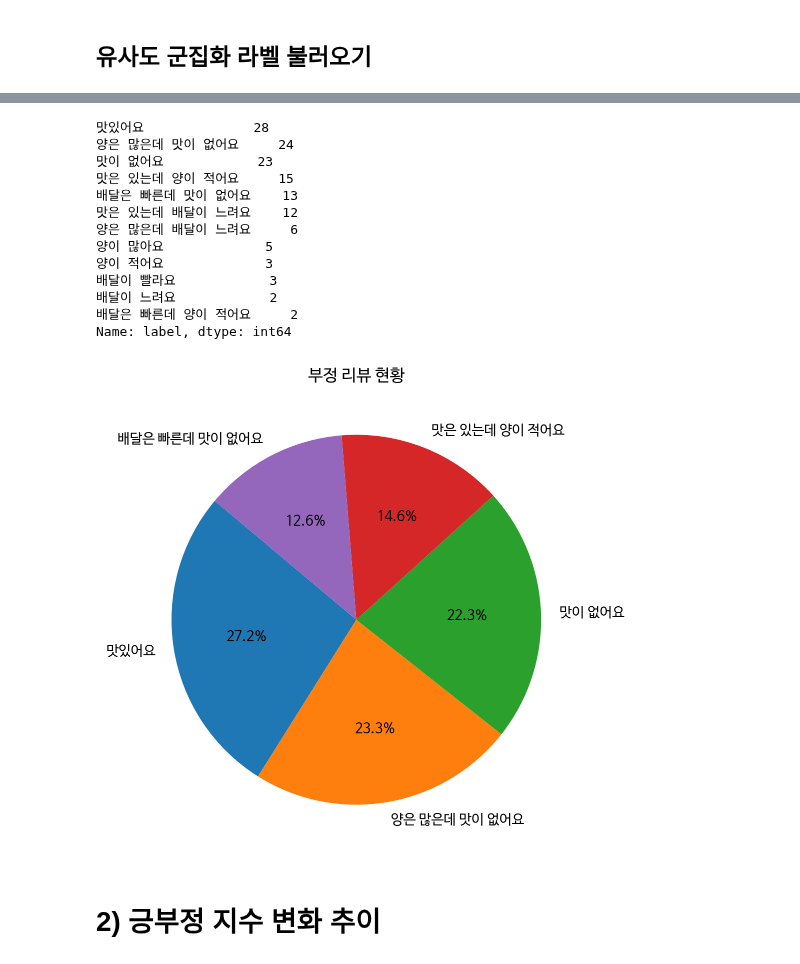
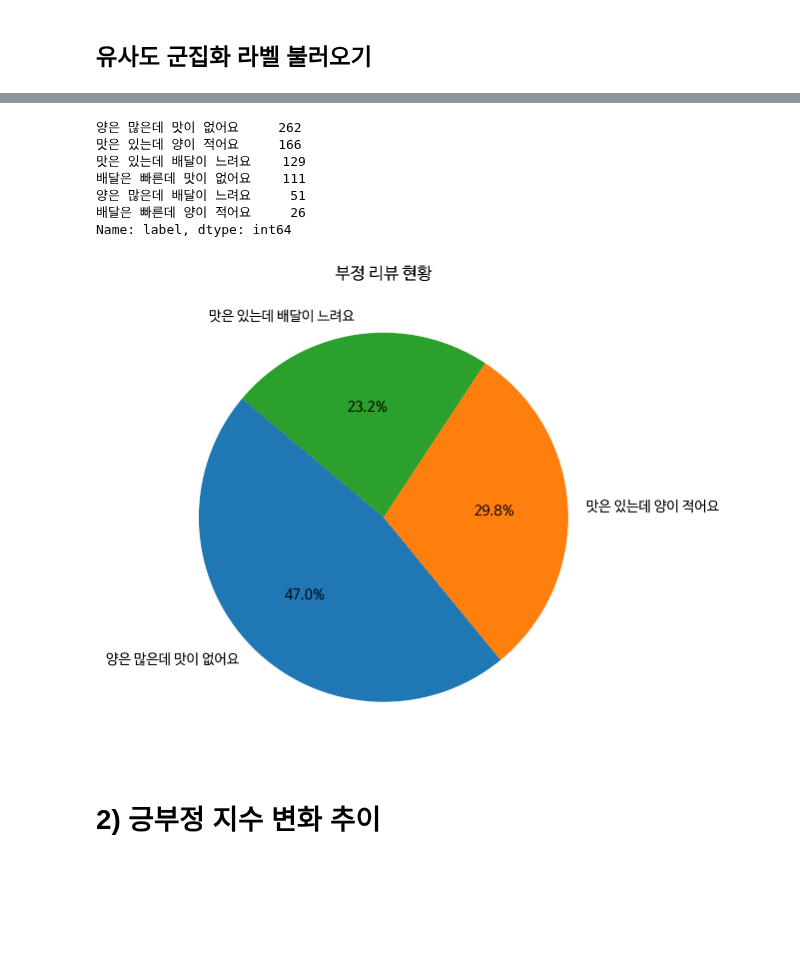
Before and after one commit to swoo-nam/BootCamp_project_final, a Jupyter notebook: 남상우_유예슬_임시데이터_전처리_ipynb의_사본.ipynb, the cells around one changed output, grey strips where cells are left out. Saved outputs shown, nothing was run; the diff lists cells and outputs as text; code cells hidden in the pictures; blank space fills up the shorter version.

```diff
--- a/남상우_유예슬_임시데이터_전처리_ipynb의_사본.ipynb
+++ b/남상우_유예슬_임시데이터_전처리_ipynb의_사본.ipynb
@@ -294,32 +164,28 @@ result
+# %%
+result = pd.read_csv(f"{DATA_PATH}result_2.csv")
 # %%
 label_counts = result['label'].value_counts()
 label_counts
 # %% [output]
-맛있어요              28
-양은 많은데 맛이 없어요     24
-맛이 없어요            23
-맛은 있는데 양이 적어요     15
-배달은 빠른데 맛이 없어요    13
-맛은 있는데 배달이 느려요    12
-양은 많은데 배달이 느려요     6
-양이 많아요             5
-양이 적어요             3
-배달이 빨라요            3
-배달이 느려요            2
-배달은 빠른데 양이 적어요     2
+양은 많은데 맛이 없어요     262
+맛은 있는데 양이 적어요     166
+맛은 있는데 배달이 느려요    129
+배달은 빠른데 맛이 없어요    111
+양은 많은데 배달이 느려요     51
+배달은 빠른데 양이 적어요     26
 Name: label, dtype: int64
 # %%
 import matplotlib.font_manager
 import matplotlib.pyplot as plt
 
 plt.rcParams.update(plt.rcParamsDefault)
 plt.rc('font', family='NanumBarunGothic')
 
 plt.figure(figsize=(6, 6))
-plt.pie(label_counts[:5], labels=label_counts[:5].index, autopct='%1.1f%%', startangle=140)
+plt.pie(label_counts[:3], labels=label_counts[:3].index, autopct='%1.1f%%', startangle=140)
 plt.title('부정 리뷰 현황')
 plt.show()
 # %% [output]
-[figure, old version]
+[figure, new version]
 # %% [markdown]
 # 2) 긍부정 지수 변화 추이
```
Also changed, not shown: parts of 59 cells of this notebook.
